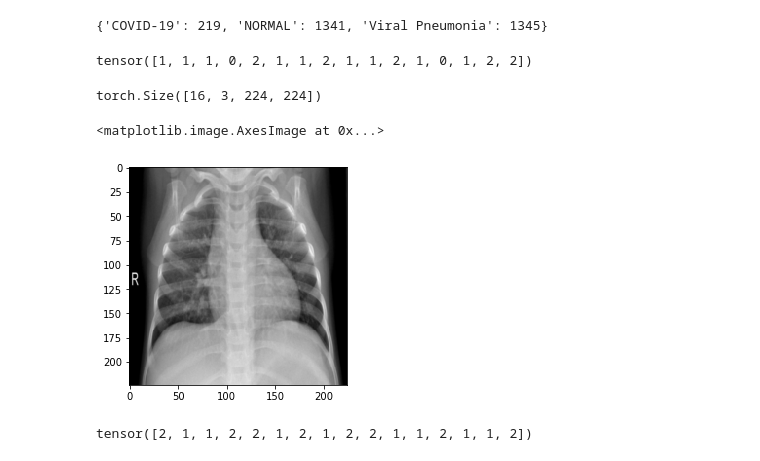
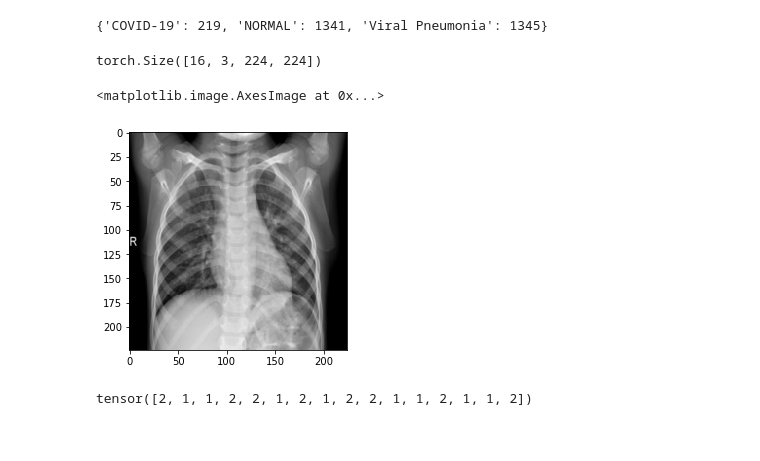
Before and after one commit to jmt0221/covid, a Jupyter notebook: covid-rec.ipynb, the cells around one changed output. Cells and saved outputs as stored; diff of their text form; code cells hidden in the pictures.

```diff
--- a/covid-rec.ipynb
+++ b/covid-rec.ipynb
@@ -23,7 +23,7 @@ from torch.utils.data import Subset
 # %%
 from sklearn.model_selection import train_test_split
 # %%
-def train_val_dataset(dataset, val_split=0.25):
+def train_val_dataset(dataset, val_split=0.15):
     train_idx, val_idx = train_test_split(list(range(len(dataset))), test_size=val_split)
     datasets = {}
     datasets['train'] = Subset(dataset, train_idx)
@@ -78,23 +78,19 @@ dataset_loader = torch.utils.data.DataLoader(datasets['train'],
                                              batch_size=16, shuffle=True)
 val_loader = torch.utils.data.DataLoader(datasets['val'],
                                              batch_size=16, shuffle=False)
-# %%
-dataset_loader = torch.utils.data.DataLoader(imgfolder, batch_size=16,shuffle=True)
 # %%
 x = next(iter(dataset_loader))
-# %%
-label
-# %% [output]
-tensor([1, 1, 1, 0, 2, 1, 1, 2, 1, 1, 2, 1, 0, 1, 2, 2])
+# %%
+inpt = x[0]
 # %%
 inpt.shape
 # %% [output]
 torch.Size([16, 3, 224, 224])
 # %%
-plt.imshow(inpt[4].permute(1,2,0))
+plt.imshow(inpt[1].permute(1,2,0))
 # %% [output]
 <matplotlib.image.AxesImage at 0x...>
-[figure, old version]
+[figure, new version]
 # %%
 def show(img):
     plt.imshow(img.permute(1,2,0))
```
Also changed, not shown: parts of 6 cells of this notebook.
